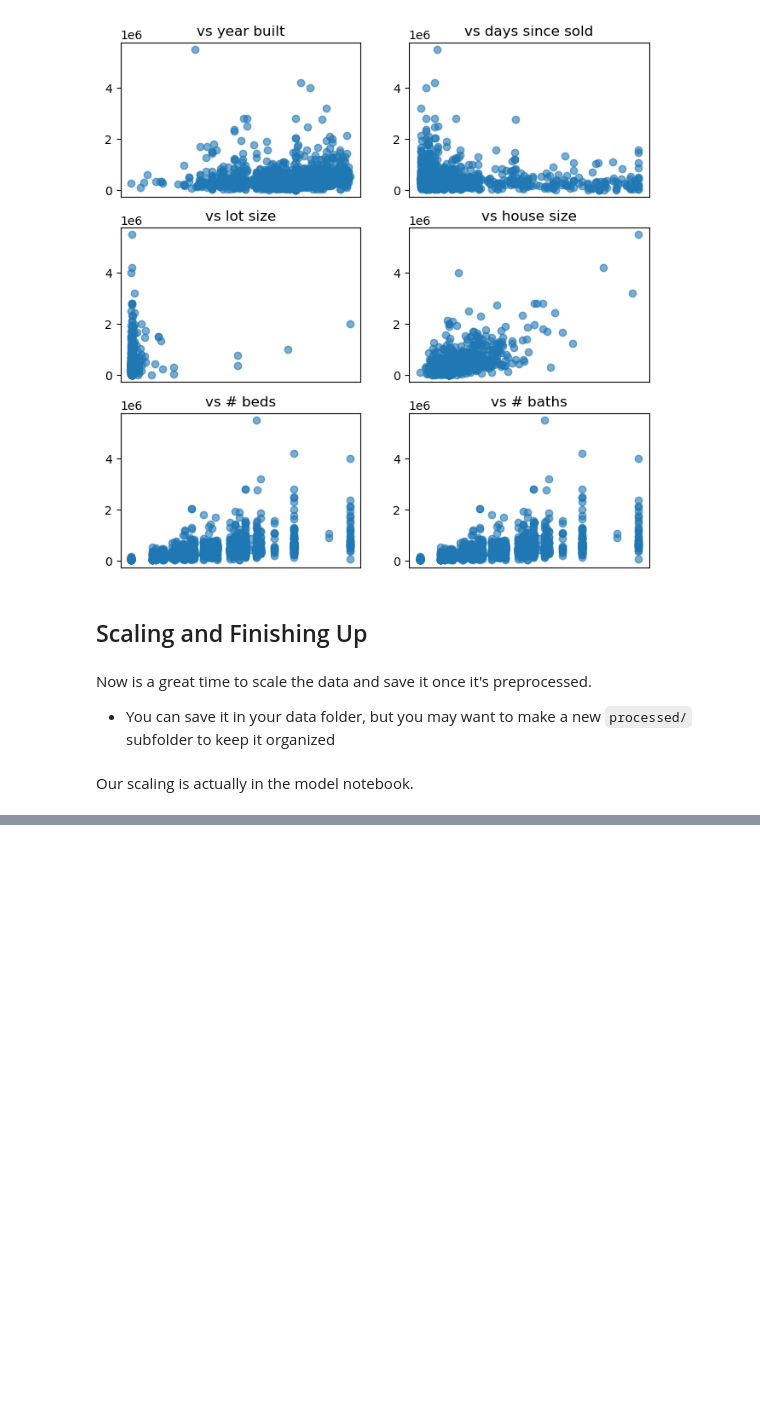
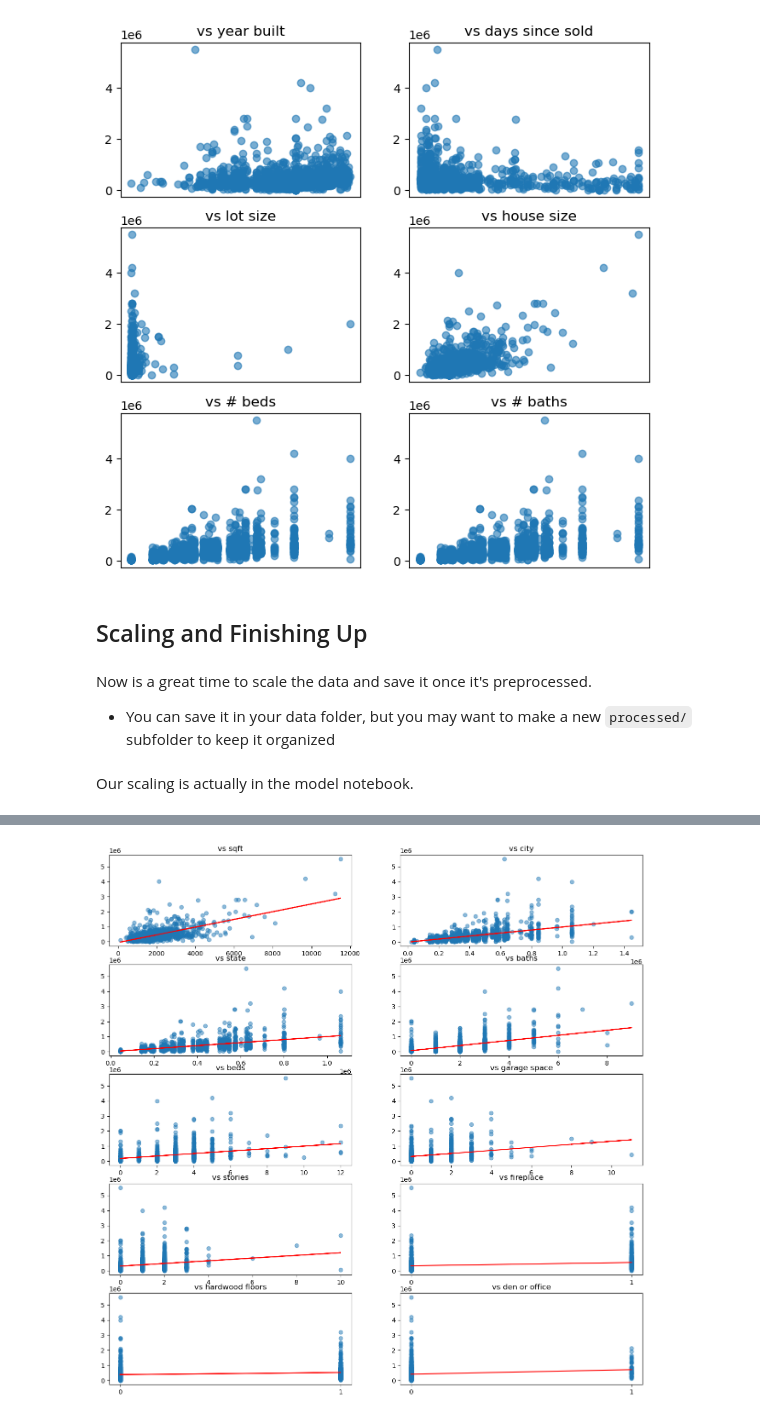
Before and after one commit to MeghanBarritt/midterm_project_datasci, a Jupyter notebook: notebooks/1 - EDA.ipynb, the cells around one changed output, grey strips where cells are left out. Drawn from its saved outputs; the diff is of its cells as text; code cells hidden in the pictures; blank space fills up the shorter version.

Commit message:
added some visualizations

```diff
--- a/notebooks/1 - EDA.ipynb
+++ b/notebooks/1 - EDA.ipynb
@@ -952,3 +953,100 @@ Now is a great time to scale the data and save it once it's preprocessed.
 - You can save it in your data folder, but you may want to make a new `processed/` subfolder to keep it organized
 # %% [markdown]
 Our scaling is actually in the model notebook.
+# %%
+# plotting best fit lines for variables returned as most significant
+y = use_y
+
+plt.figure(figsize=(15,15))
+plt.subplot(5,2,1)
+a = use_x['descrip_sqft']
+k,l = np.polyfit(a,y,1)
+
+plt.scatter(a,y,alpha=0.5)
+plt.plot(a,k*a+l,color='red')
+plt.title('vs sqft')
+
+
+plt.subplot(5,2,2)
+b = use_x['city_target_encoded']
+m,n = np.polyfit(b,y,1)
+
+plt.scatter(b,y,alpha=0.5)
+plt.plot(b,m*b+n,color='red')
+plt.title('vs city')
+
+
+plt.subplot(5,2,3)
+c = use_x['state_target_encoded']
+o,p = np.polyfit(c,y,1)
+
+plt.scatter(c,y,alpha=0.5)
+plt.plot(c,o*c+p,color='red')
+plt.title('vs state')
+
+
+plt.subplot(5,2,4)
+d = use_x['descrip_baths']
+q,r = np.polyfit(d,y,1)
+
+plt.scatter(d,y,alpha=0.5)
+plt.plot(d,q*d+r,color='red')
+plt.title('vs baths')
+
+
+plt.subplot(5,2,5)
+e = use_x['descrip_beds']
+s,t = np.polyfit(e,y,1)
+
+plt.scatter(e,y,alpha=0.5)
+plt.plot(e,s*e+t,color='red')
+plt.title('vs beds')
+
+
+plt.subplot(5,2,6)
+f = use_x['garage_car_spaces']
+u,v = np.polyfit(f,y,1)
+
+plt.scatter(f,y,alpha=0.5)
+plt.plot(f,u*f+v,color='red')
+plt.title('vs garage space')
+
+
+plt.subplot(5,2,7)
+h = use_x['descrip_stories']
+aa,bb = np.polyfit(h,y,1)
+
+plt.scatter(h,y,alpha=0.5)
+plt.plot(h,aa*h+bb,color='red')
+plt.title('vs stories')
+
+
+plt.subplot(5,2,8)
+g = use_x['fireplace']
+w,z = np.polyfit(g,y,1)
+
+plt.scatter(g,y,alpha=0.5)
+plt.plot(g,w*g+z,color='red')
+plt.xticks(np.arange(0,2,1))
+plt.title('vs fireplace')
+
+
+plt.subplot(5,2,9)
+i = use_x['hardwood_floors']
+cc,dd = np.polyfit(i,y,1)
+
+plt.scatter(i,y,alpha=0.5)
+plt.plot(i,cc*i+dd,color='red')
+plt.xticks(np.arange(0,2,1))
+plt.title('vs hardwood floors')
+
+
+plt.subplot(5,2,10)
+j = use_x['den_or_office']
+ee,ff = np.polyfit(j,y,1)
+
+plt.scatter(j,y,alpha=0.5)
+plt.plot(j,ee*j+ff,color='red')
+plt.xticks(np.arange(0,2,1))
+plt.title('vs den or office')
+# %% [output]
@@ -954,0 +1054 @@ Our scaling is actually in the model notebook.
+[figure, added]
```
Also changed, not shown: parts of 4 cells of this notebook.
